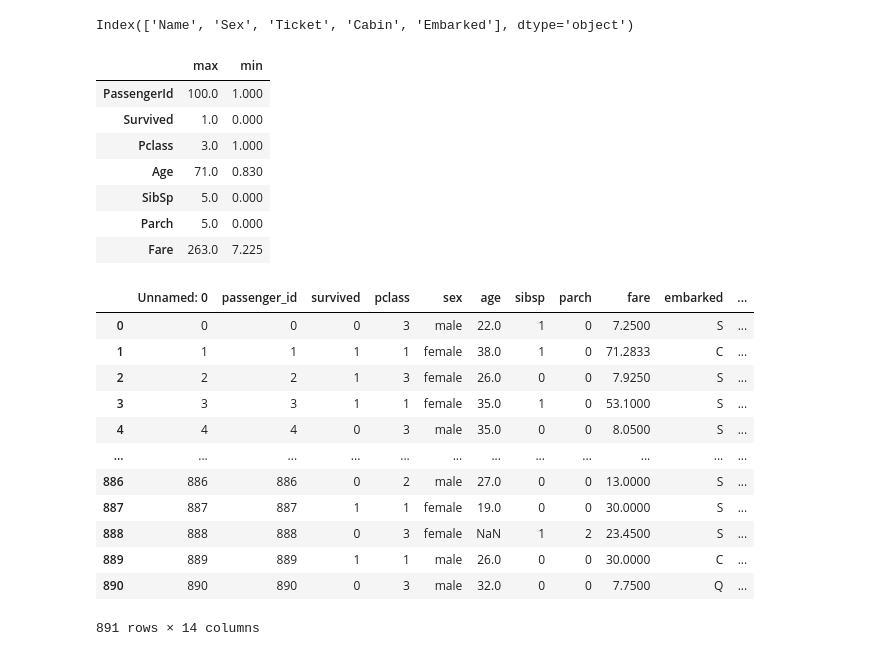
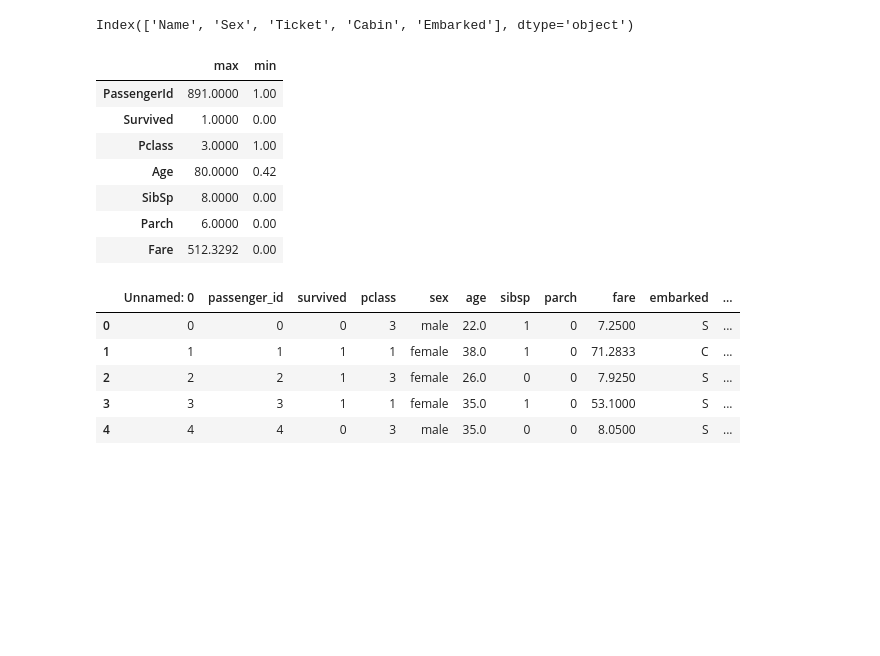
Before and after one commit to ihcrane/classification, a Jupyter notebook: classification.ipynb, the cells around one changed output. Drawn from its saved outputs; the diff is of its cells as text; code cells hidden in the pictures; blank space fills up the shorter version.

```diff
--- a/classification.ipynb
+++ b/classification.ipynb
@@ -196,37 +196,30 @@ df_excel_sample.select_dtypes(include=object).columns
 # %% [output]
 Index(['Name', 'Sex', 'Ticket', 'Cabin', 'Embarked'], dtype='object')
 # %%
-df_excel_min_max = pd.DataFrame(columns=['max','min'])
-df_excel_min_max['max'] = df_excel_sample.select_dtypes(exclude=object).max()
-df_excel_min_max['min'] = df_excel_sample.select_dtypes(exclude=object).min()
+Ian Cranedf_excel_min_max = pd.DataFrame(columns=['max','min'])
+df_excel_min_max['max'] = df_excel.select_dtypes(exclude=object).max()
+df_excel_min_max['min'] = df_excel.select_dtypes(exclude=object).min()
 df_excel_min_max
 # %% [output]
 |  | max | min |
-| PassengerId | 100.0 | 1.000 |
-| Survived | 1.0 | 0.000 |
-| Pclass | 3.0 | 1.000 |
-| Age | 71.0 | 0.830 |
-| SibSp | 5.0 | 0.000 |
-| Parch | 5.0 | 0.000 |
-| Fare | 263.0 | 7.225 |
+| PassengerId | 891.0000 | 1.00 |
+| Survived | 1.0000 | 0.00 |
+| Pclass | 3.0000 | 1.00 |
+| Age | 80.0000 | 0.42 |
+| SibSp | 8.0000 | 0.00 |
+| Parch | 6.0000 | 0.00 |
+| Fare | 512.3292 | 0.00 |
 # %%
 from acquire import get_titanic_data
 
-get_titanic_data(get_connection)
+get_titanic_data(get_connection).head()
 # %% [output]
 |  | Unnamed: 0 | passenger_id | survived | pclass | sex | age | sibsp | parch | fare | embarked | ... |
 | 0 | 0 | 0 | 0 | 3 | male | 22.0 | 1 | 0 | 7.2500 | S | ... |
 | 1 | 1 | 1 | 1 | 1 | female | 38.0 | 1 | 0 | 71.2833 | C | ... |
 | 2 | 2 | 2 | 1 | 3 | female | 26.0 | 0 | 0 | 7.9250 | S | ... |
 | 3 | 3 | 3 | 1 | 1 | female | 35.0 | 1 | 0 | 53.1000 | S | ... |
 | 4 | 4 | 4 | 0 | 3 | male | 35.0 | 0 | 0 | 8.0500 | S | ... |
-| ... | ... | ... | ... | ... | ... | ... | ... | ... | ... | ... | ... |
-| 886 | 886 | 886 | 0 | 2 | male | 27.0 | 0 | 0 | 13.0000 | S | ... |
-| 887 | 887 | 887 | 1 | 1 | female | 19.0 | 0 | 0 | 30.0000 | S | ... |
-| 888 | 888 | 888 | 0 | 3 | female | NaN | 1 | 2 | 23.4500 | S | ... |
-| 889 | 889 | 889 | 1 | 1 | male | 26.0 | 0 | 0 | 30.0000 | C | ... |
-| 890 | 890 | 890 | 0 | 3 | male | 32.0 | 0 | 0 | 7.7500 | Q | ... |
-891 rows × 14 columns
 # %%
 from acquire import get_iris_data
 
```
Also changed, not shown: parts of 63 cells of this notebook, 2 other files.
